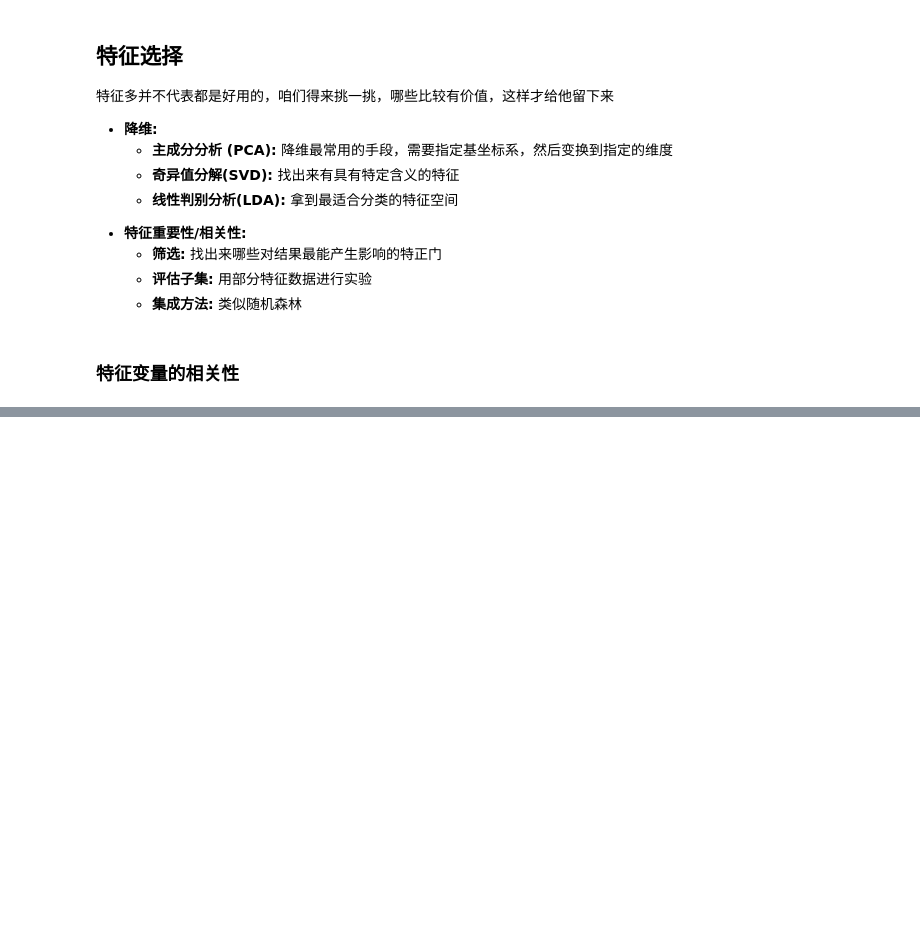
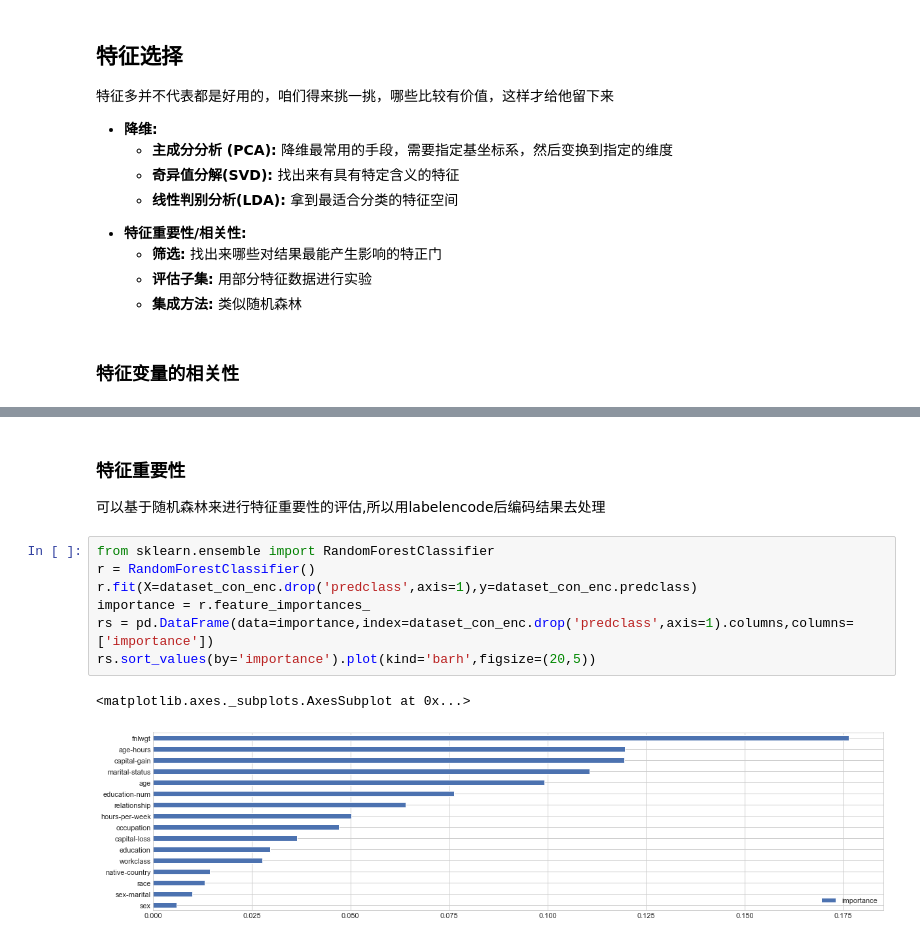
Before and after one commit to clayll/AdvancedDataAnalysis, a Jupyter notebook: docTang/5.人口普查数据集项目实战-收入预测/ll人口收入普查.ipynb, the cells around one changed output, grey strips where cells are left out. Saved outputs shown, nothing was run; the diff lists cells and outputs as text; blank space fills up the shorter version.

```diff
--- a/docTang/5.人口普查数据集项目实战-收入预测/ll人口收入普查.ipynb
+++ b/docTang/5.人口普查数据集项目实战-收入预测/ll人口收入普查.ipynb
@@ -649,0 +657,14 @@ SyntaxError: invalid character in identifier (<ipython-input-59-1c54496c79f2>, l
+# %% [markdown]
+### 特征重要性
+
+可以基于随机森林来进行特征重要性的评估,所以用labelencode后编码结果去处理
+# %%
+from sklearn.ensemble import RandomForestClassifier
+r = RandomForestClassifier()
+r.fit(X=dataset_con_enc.drop('predclass',axis=1),y=dataset_con_enc.predclass)
+importance = r.feature_importances_
+rs = pd.DataFrame(data=importance,index=dataset_con_enc.drop('predclass',axis=1).columns,columns=['importance'])
+rs.sort_values(by='importance').plot(kind='barh',figsize=(20,5))
+# %% [output]
+<matplotlib.axes._subplots.AxesSubplot at 0x...>
+[figure, added]
```
Also changed, not shown: parts of 9 cells of this notebook, 1 other file.
